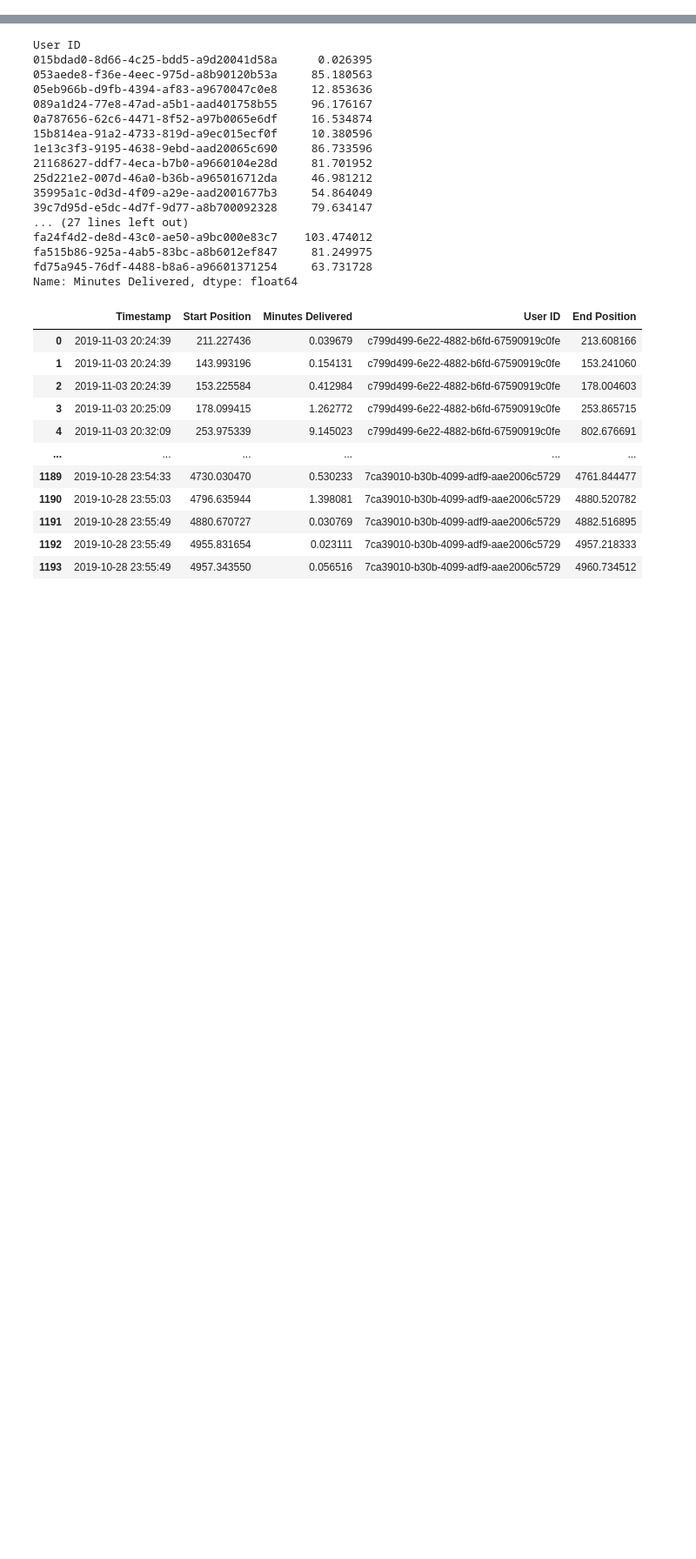
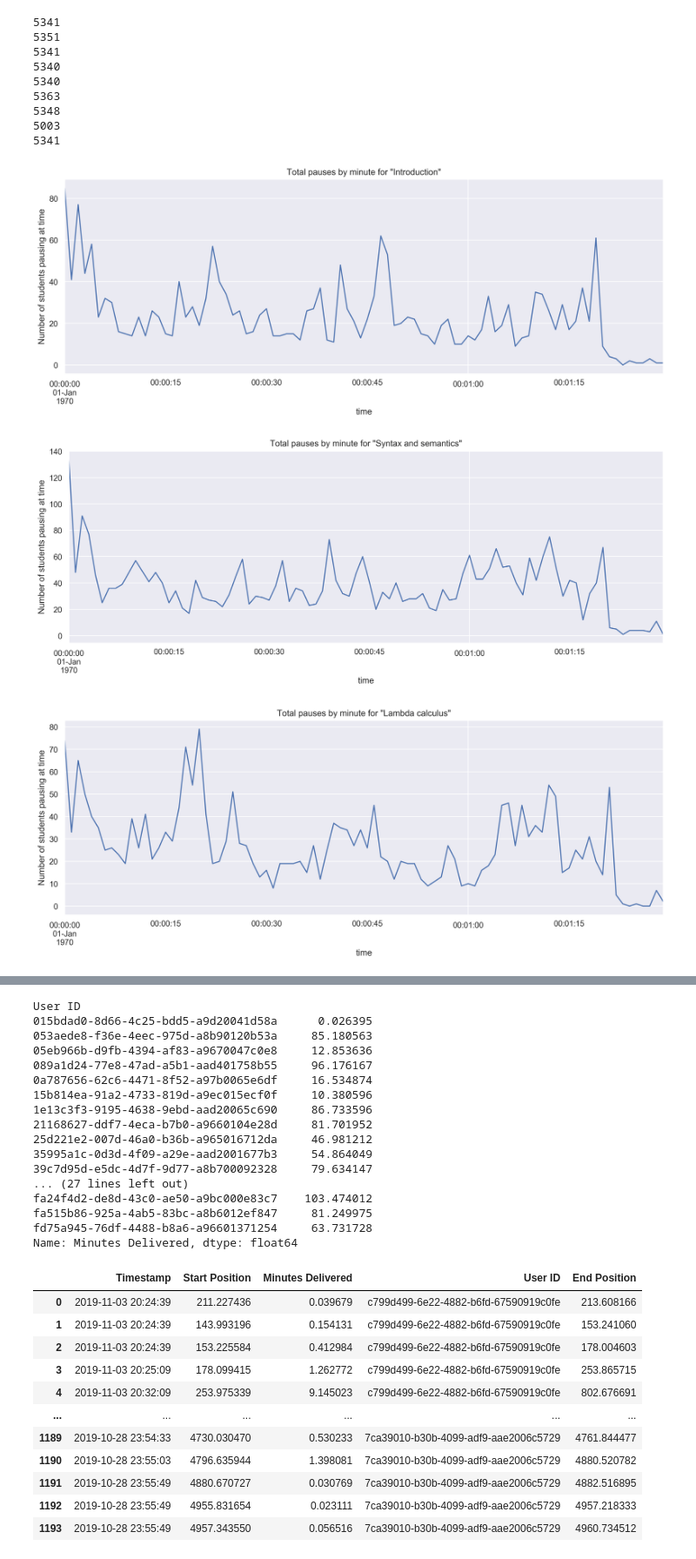
Before and after one commit to willcrichton/lecture-intelligence, a Jupyter notebook: notebooks/example-gili-changes.ipynb, the cells around one changed output, grey strips where cells are left out. Shown at 87% size. Drawn from its saved outputs; the diff is of its cells as text; code cells hidden in the pictures; blank space fills up the shorter version.

```diff
--- a/notebooks/example-gili-changes.ipynb
+++ b/notebooks/example-gili-changes.ipynb
@@ -37,0 +59,46 @@ plot_session_intervals(df[df['User ID'] == user_ids[13]])
+# %%
+for lecture in LECTURES:
+    df = lecture.viewing_data()
+    df.groupby('start').count().plot.hist(y="time")
+# %%
+# Pause data
+import matplotlib as mpl
+mpl.rcParams['figure.dpi'] = 300
+
+vd = df
+vd = pd.concat([l.viewing_data() for l in LECTURES])
+for lec in range(1,10):
+    vd = pd.concat([l.viewing_data() for l in LECTURES])
+
+    vd = vd[vd.lecture == lec]
+
+    fig, ax = plt.subplots()
+
+    max_time = int(vd.end.max())+1
+    print(max_time)
+    bins = [0 for _ in range(0, int(max_time/60)+1)]
+
+    for _, row in vd.iterrows():
+    #     for i in np.arange(np.floor(row.start), np.ceil(row.end)):
+        bins[int(np.floor(row.end)/60)] += 1
+    time = [pd.Timestamp(i * 1e9) for i in range(0, int(max_time/60)+1)]
+    ax = pd.DataFrame({
+        'viewers': bins,
+        'time': time
+    }).plot('time', 'viewers', figsize=(15, 5), legend=False, ax=ax)
+    ax.set_title(
+        f'Total pauses by minute for "{IDX_TO_LECTURE[lec].name}"')
+    ax.set_ylabel('Number of students pausing at time')
+# %% [output]
+5341
+5351
+5341
+5340
+5340
+5363
+5348
+5003
+5341
+[figure, added]
+[figure, added]
+[figure, added]
```
Also changed, not shown: parts of 20 cells of this notebook.
